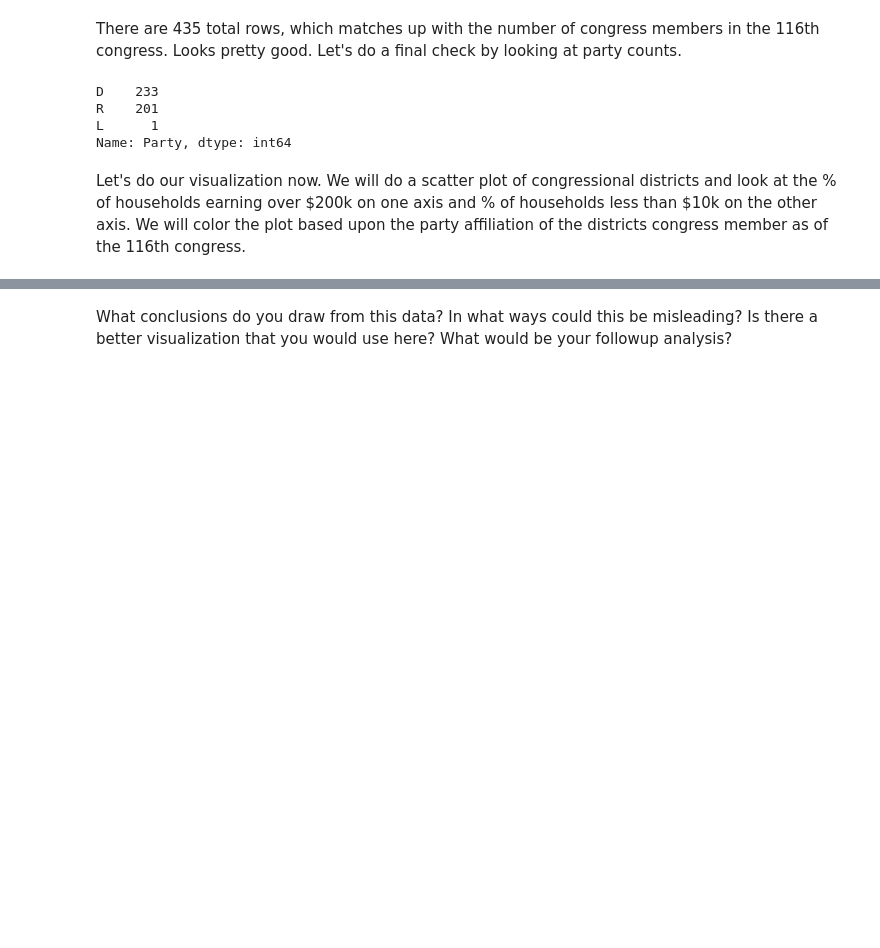
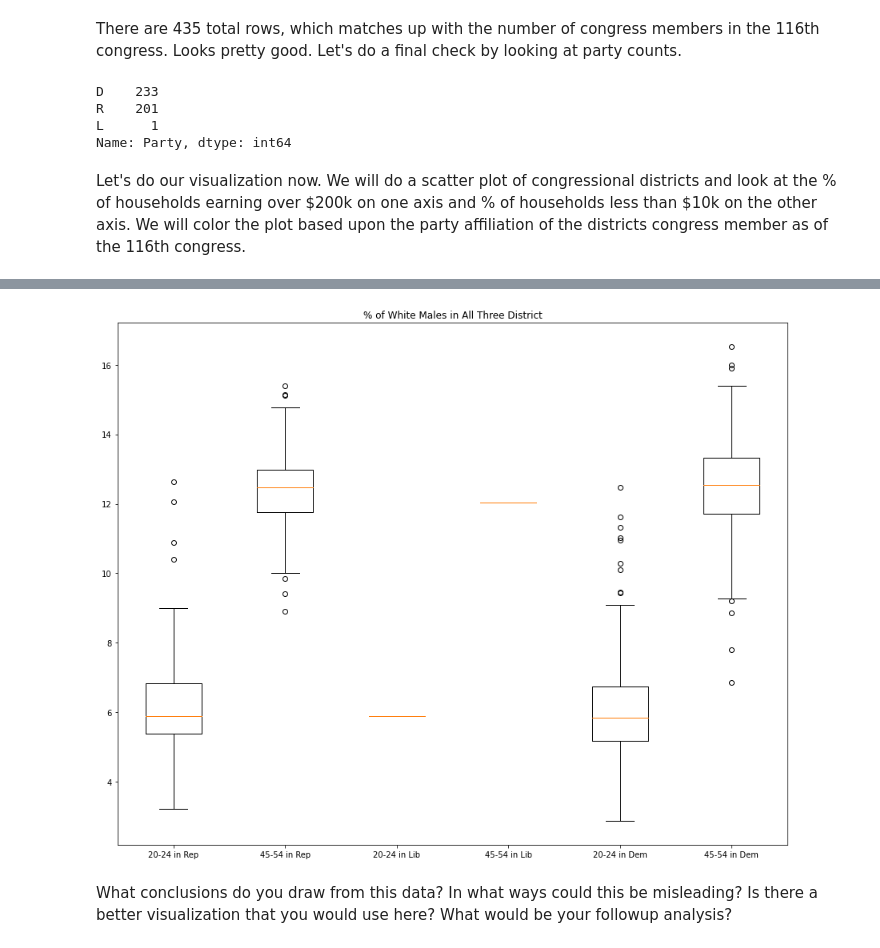
Before and after one commit to jinburge/Congressional-Analytics, a Jupyter notebook: Congressional_Analytics.ipynb, the cells around one changed output, grey strips where cells are left out. Drawn from its saved outputs; the diff is of its cells as text; code cells hidden in the pictures; blank space fills up the shorter version.

```diff
--- a/Congressional_Analytics.ipynb
+++ b/Congressional_Analytics.ipynb
@@ -194,3 +207,12 @@ plt.show()
+# %%
+dataALL = [R['% of White Male 20-24 years old'], R['% of White Male 45-54 years old'],L['% of White Male 20-24 years old'], L['% of White Male 45-54 years old'],D['% of White Male 20-24 years old'], D['% of White Male 45-54 years old']]
+fig, ax = plt.subplots(figsize=(15, 12))
+ax.boxplot(dataALL)
+plt.xticks([1,2,3,4,5,6], ["20-24 in Rep", "45-54 in Rep","20-24 in Lib", "45-54 in Lib","20-24 in Dem", "45-54 in Dem"])
+plt.title("% of White Males in All Three District")
+plt.show()
+# %% [output]
+[figure, added]
 # %% [markdown]
 What conclusions do you draw from this data? In what ways could this be misleading? Is there a better visualization that you would use here? What would be your followup analysis?
 # %%
```
Also changed, not shown: parts of 11 cells of this notebook.
